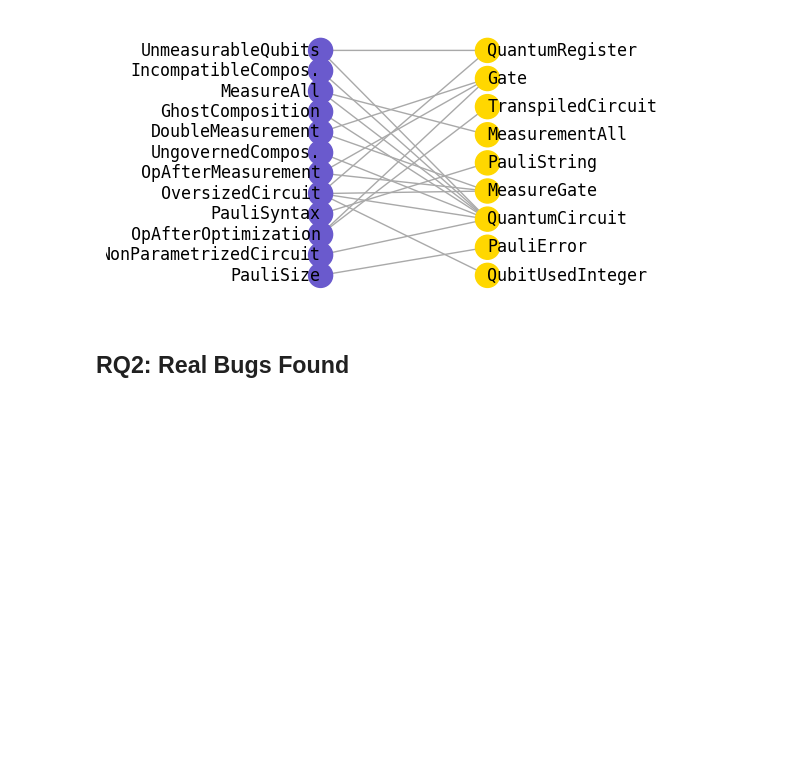
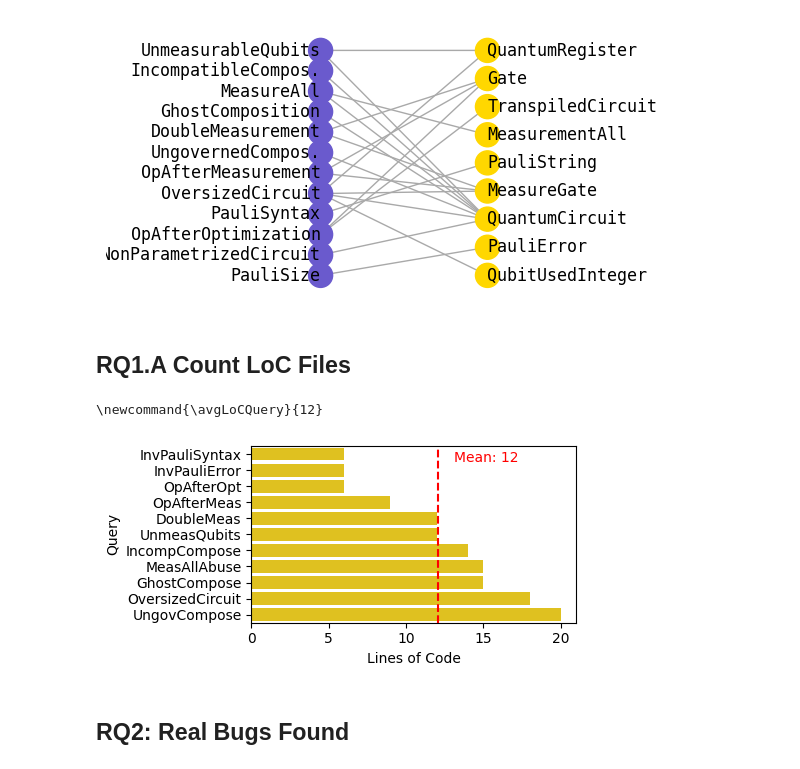
Before and after one commit to sola-st/LintQ, a Jupyter notebook: notebooks/08_Dataset_Stats.ipynb, the cells around one changed output. Cells and saved outputs as stored; diff of their text form; code cells hidden in the pictures; blank space fills up the shorter version.

```diff
--- a/notebooks/08_Dataset_Stats.ipynb
+++ b/notebooks/08_Dataset_Stats.ipynb
@@ -435,6 +523,73 @@ fig.savefig(
     os.path.join(PAPER_DIR, 'abstraction_graph.pdf'))
 # %% [output]
 [figure]
+# %% [markdown]
+## RQ1.A Count LoC Files
+# %%
+SHOW_QUERIES_DEBUG = False
+
+records = []
+for query_name, query_content in query_files.items():
+    # count the lines in the content excluding the imports and the comment lines
+    # comment start with: /* or * or //
+    # imports start with: import
+    lines = query_content.splitlines()
+    lines = [
+        line for line in lines
+        # use regex to ensure we account for spaces
+        if not re.match(r'^\s*import', line) and
+        not re.match(r'^\s*//', line) and
+        not re.match(r'^\s*\*', line) and
+        not re.match(r'^\s*/\*', line)
+    ]
+    # remove empty lines
+    lines = [l for l in lines if l != '']
+    loc = len(lines)
+    if SHOW_QUERIES_DEBUG:
+        print("\n".join(lines))
+        print(query_name, loc)
+        # check that none of the line is longer than 80 chars
+        for line in lines:
+            if len(line) > 80:
+                print("___________________ line too long: ", line)
+    base_query_name = os.path.basename(query_name)
+    records.append({
+        'query_name': FILE_NAME_RULE_MAPPING[base_query_name],
+        'loc': loc
+    })
+
+df_loc_queries = pd.DataFrame.from_records(records)
+
+# plot the lines of code histogram
+fig, ax = plt.subplots(figsize=(5, 2.5))
+sns.barplot(
+    data=df_loc_queries,
+    y='query_name',
+    x='loc',
+    color='gold',
+    # sort
+    order=df_loc_queries.sort_values('loc', ascending=True)['query_name'],
+)
+ax.set_xlabel('Lines of Code')
+ax.set_ylabel('Query')
+mean_value = df_loc_queries['loc'].mean()
+# add red line for the mean
+ax.axvline(mean_value, color='red', linestyle='--')
+# plot the label of the mean
+ax.text(
+    mean_value + 1,
+    0.5,
+    f'Mean: {mean_value:.0f}',
+    color='red',
+)
+plt.tight_layout()
+fig.savefig(
+    os.path.join(PAPER_DIR, 'loc_queries.pdf')
+)
+print("\\newcommand{\\avgLoCQuery}{" + f"{mean_value:.0f}" + "}")
+# %% [output]
+\newcommand{\avgLoCQuery}{12}
+[figure, added]
 # %% [markdown]
 ## RQ2: Real Bugs Found
 # %%
```
Also changed, not shown: parts of 5 cells of this notebook, 9 other files.
